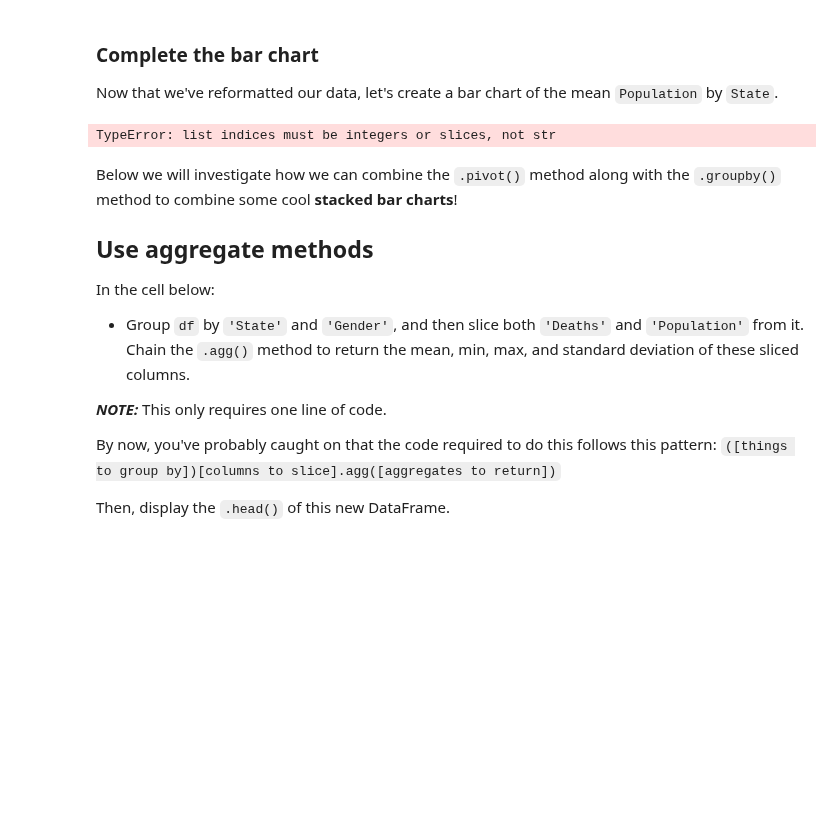
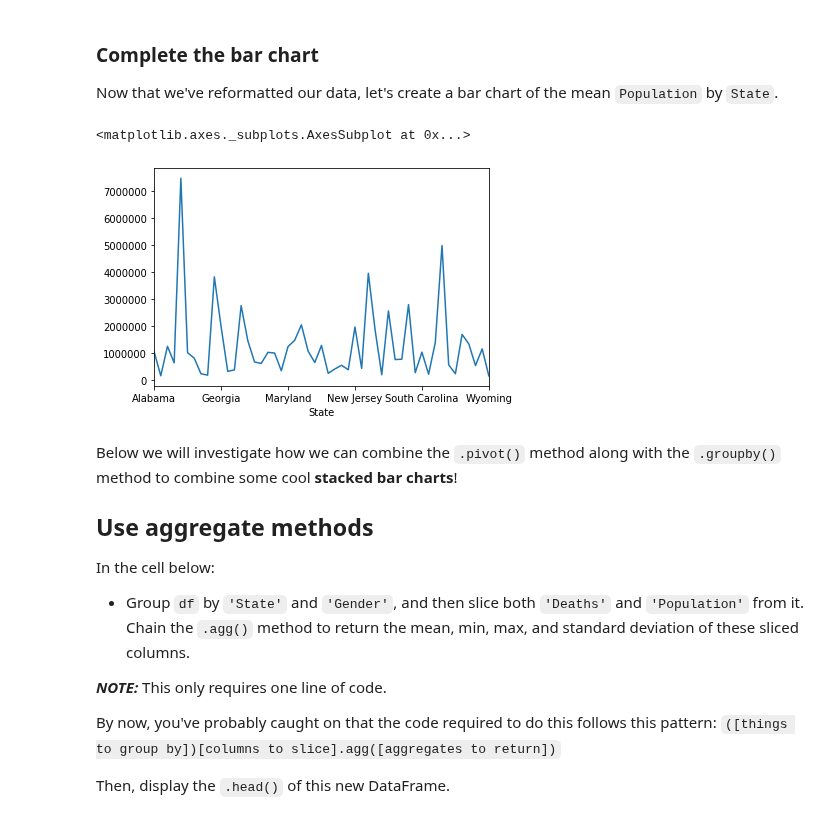
Before and after one commit to ericrearwin/dsc-enterprise-chevron-pivot-tables-pandas-lab-chevron-dataeng-100419, a Jupyter notebook: index.ipynb, the cells around one changed output. Drawn from its saved outputs; the diff is of its cells as text; code cells hidden in the pictures; blank space fills up the shorter version.

```diff
--- a/index.ipynb
+++ b/index.ipynb
@@ -196,9 +196,10 @@ int64
 Now that we've reformatted our data, let's create a bar chart of the mean `Population` by `State`.
 # %%
 # Your code here
-df.groupby('State')[''.mean().plot()
+df.groupby('State')['Population'].mean().plot()
 # %% [output]
-TypeError: list indices must be integers or slices, not str
+<matplotlib.axes._subplots.AxesSubplot at 0x...>
+[figure, added]
 # %% [markdown]
 Below we will investigate how we can combine the `.pivot()` method along with the `.groupby()` method to combine some cool **stacked bar charts**!
 
```
